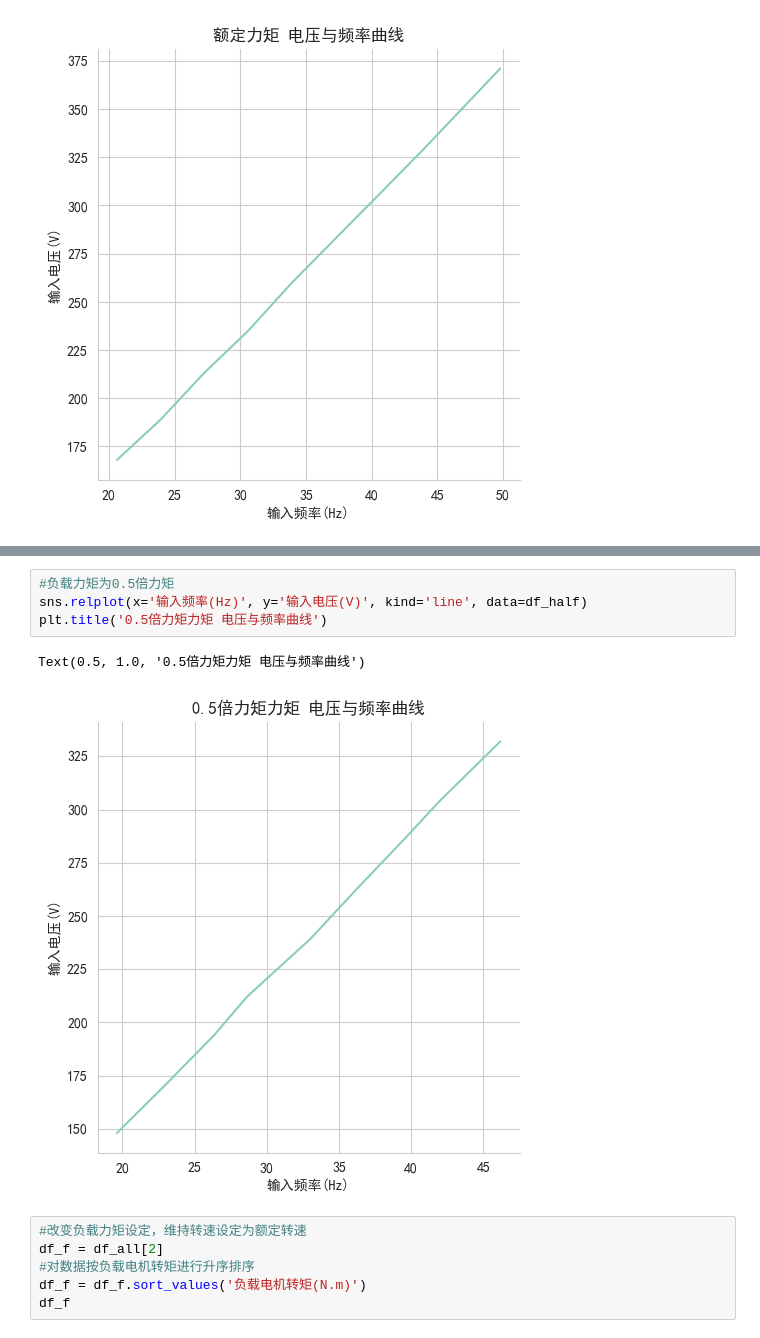
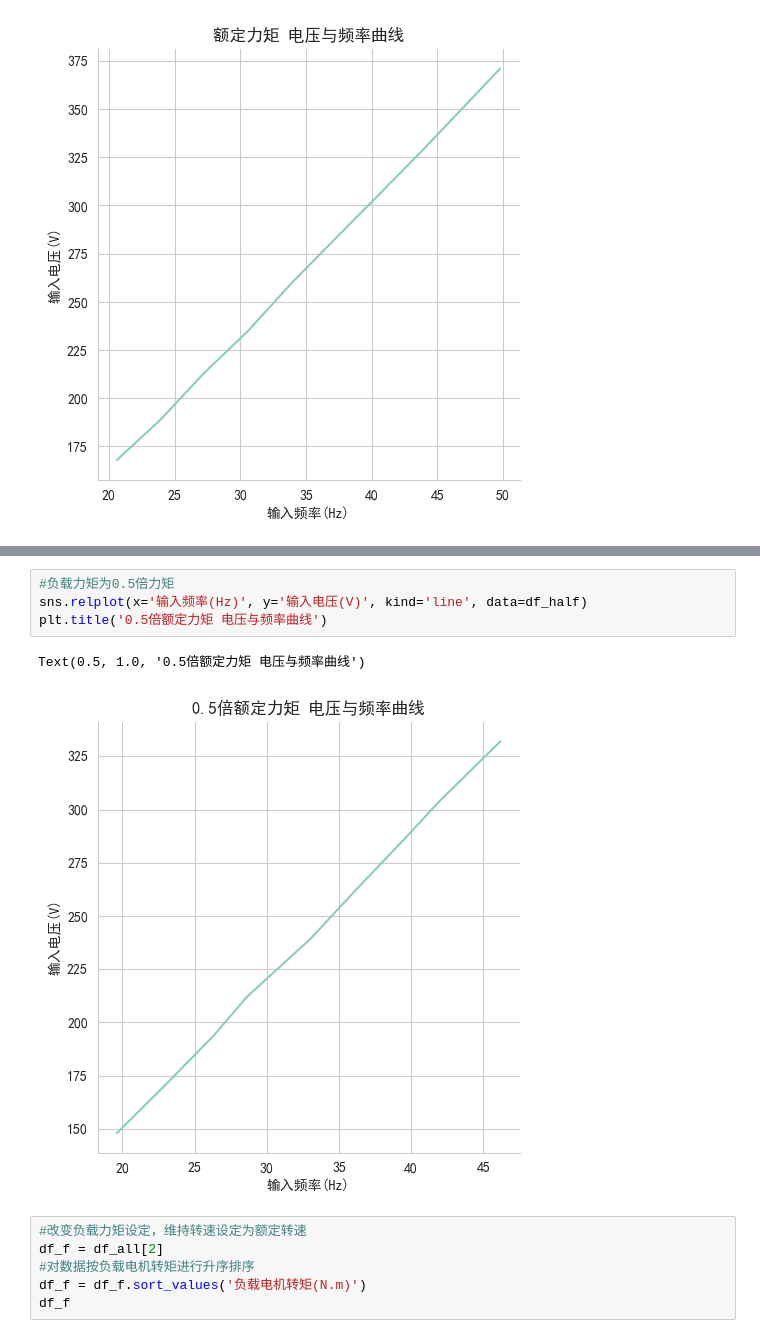
Before and after one commit to zenglisztu/electromechanical-lab, a Jupyter notebook: plot.ipynb, the cells around one changed output, grey strips where cells are left out. Saved outputs shown, nothing was run; the diff lists cells and outputs as text.

```diff
--- a/plot.ipynb
+++ b/plot.ipynb
@@ -52,10 +52,10 @@ df_half
 # %%
 #负载力矩为0.5倍力矩
 sns.relplot(x='输入频率(Hz)', y='输入电压(V)', kind='line', data=df_half)
-plt.title('0.5倍力矩力矩 电压与频率曲线')
+plt.title('0.5倍额定力矩 电压与频率曲线')
 # %% [output]
-Text(0.5, 1.0, '0.5倍力矩力矩 电压与频率曲线')
+Text(0.5, 1.0, '0.5倍额定力矩 电压与频率曲线')
-[figure, old version]
+[figure, new version]
 # %%
 #改变负载力矩设定，维持转速设定为额定转速
 df_f = df_all[2]
```
Also changed, not shown: 2 other files.
